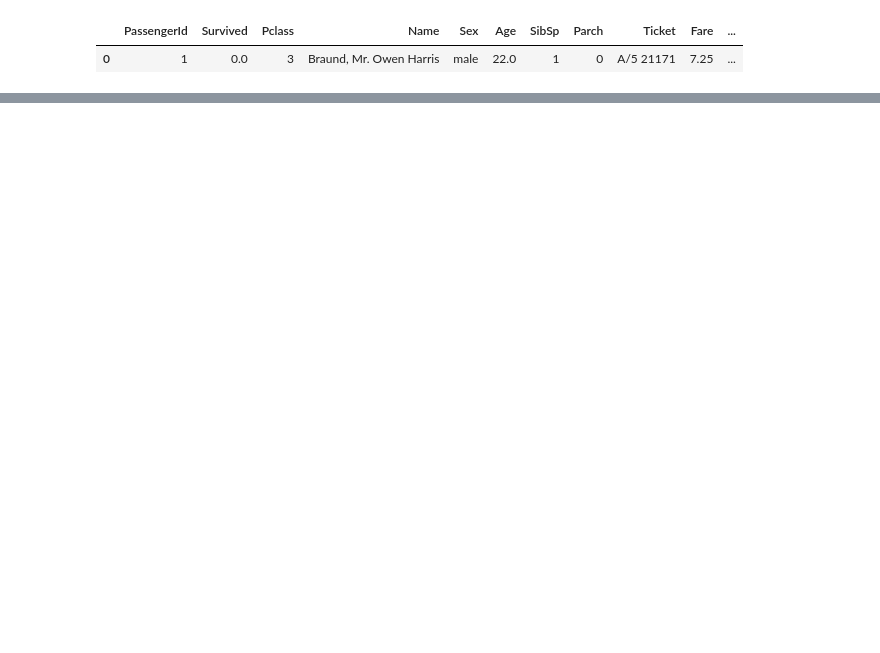
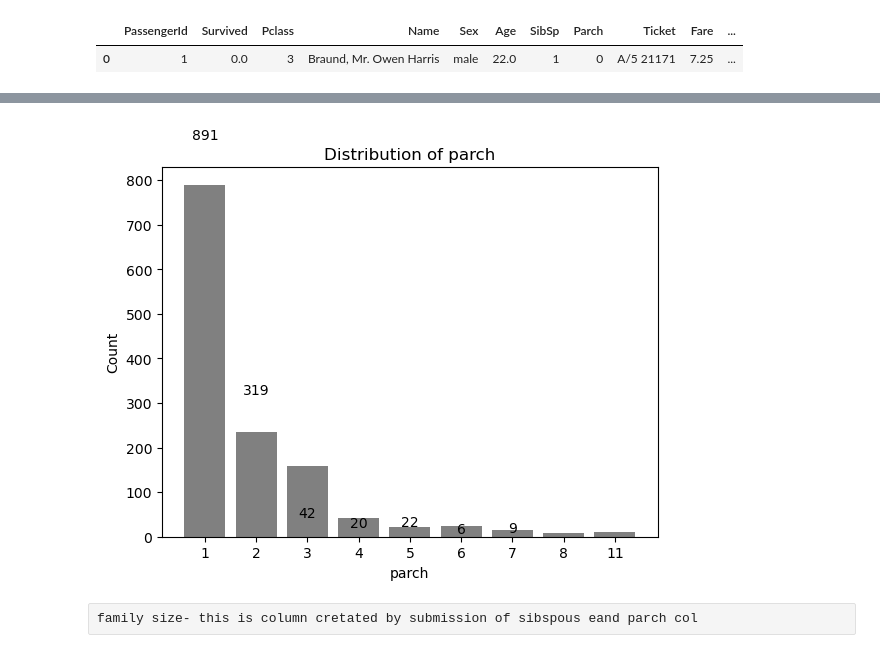
Before and after one commit to anjalijoshi2003/Titanic_EDA, a Jupyter notebook: titanicData analysis .ipynb, the cells around one changed output, grey strips where cells are left out. Saved outputs shown, nothing was run; the diff lists cells and outputs as text; code cells hidden in the pictures; blank space fills up the shorter version.

```diff
--- a/titanicData analysis .ipynb
+++ b/titanicData analysis .ipynb
@@ -722,0 +775,8 @@ Sibsp- this column shows sibling spouse
+# %%
+# value count of each catogory
+value = c["SibSp"].value_counts().sort_index()
+print(value)
+#null value
+print("Missing value:",c['SibSp'].isnull().sum())
+#skewness
+print("skewness:",c['SibSp'].skew())
@@ -722,0 +794,17 @@ Sibsp- this column shows sibling spouse
+# %%
+#bar chart
+plt.bar(value.index.astype(str), value.values,color="grey")
+
+plt.xlabel("parch")
+plt.ylabel("Count")
+plt.title("Distribution of parch")
+
+# Add value labels
+for i, v in enumerate(values.values):
+    plt.text(i, v + 1, str(v), ha='center')
+
+plt.show()
+# %% [output]
+[figure, added]
+# %% [raw]
+family size- this is column cretated by submission of sibspous eand parch col
```
Also changed, not shown: parts of 93 cells of this notebook.
